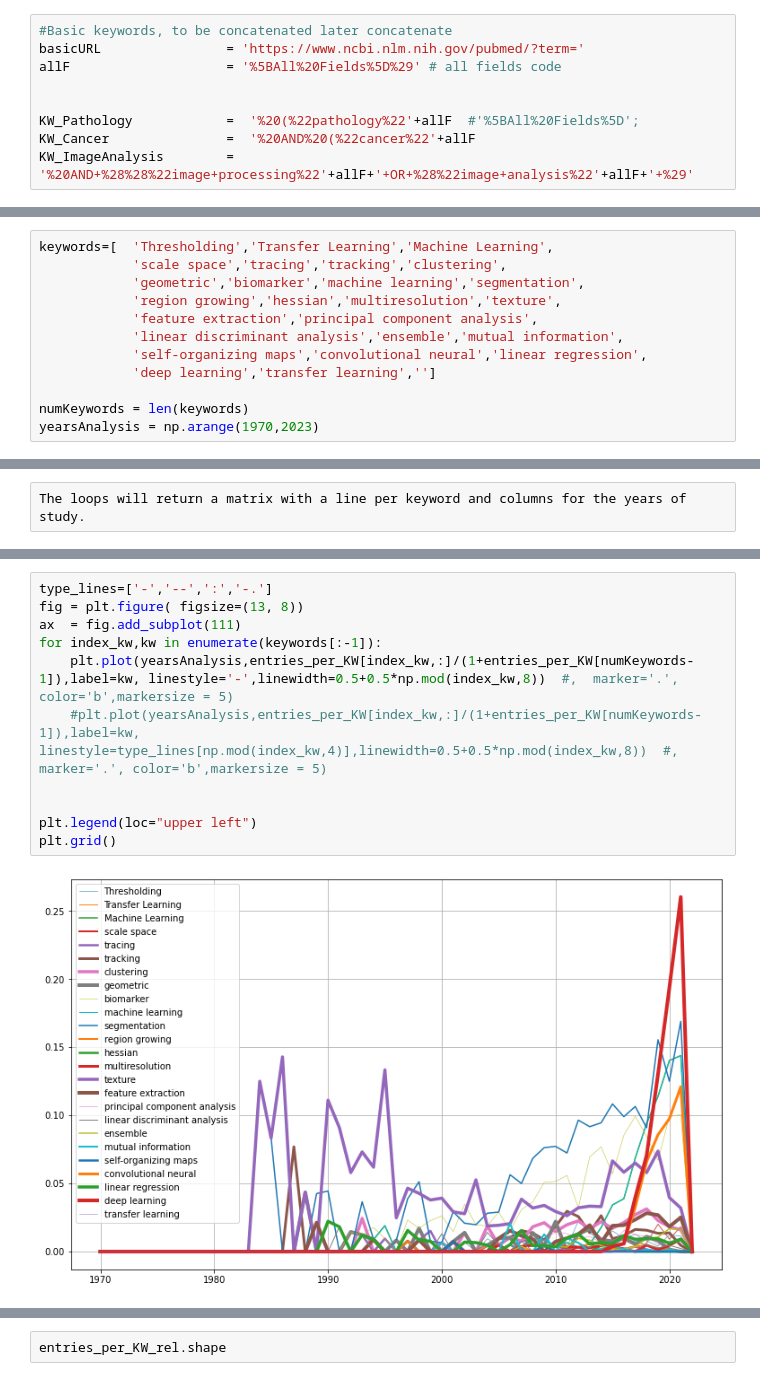
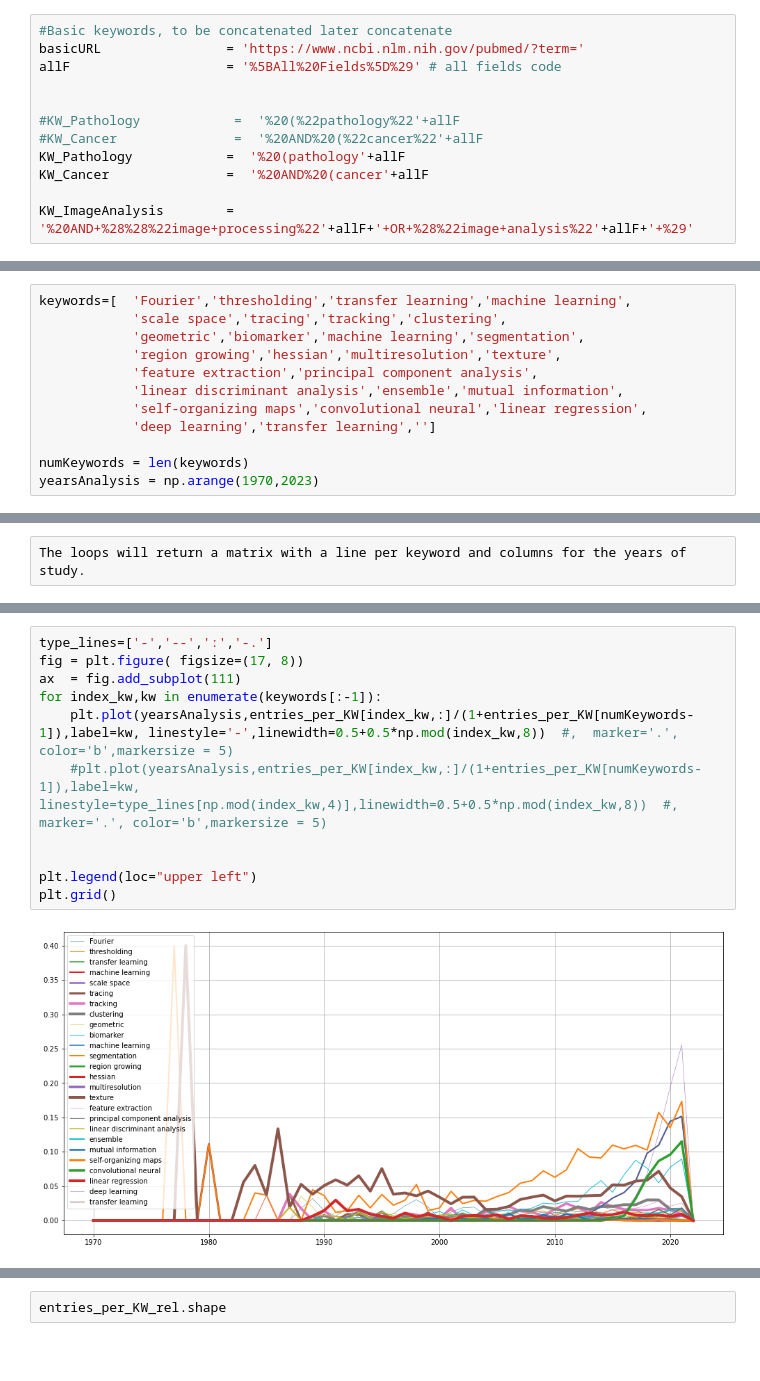
Before and after one commit to reyesaldasoro/PubMed-Data-Mining-And-Visualisation_Jupyter, a Jupyter notebook: PubMed_Fig4_Pathology_Techniques.ipynb, the cells around one changed output, grey strips where cells are left out. Drawn from its saved outputs; the diff is of its cells as text; blank space fills up the shorter version.

```diff
--- a/PubMed_Fig4_Pathology_Techniques.ipynb
+++ b/PubMed_Fig4_Pathology_Techniques.ipynb
@@ -40,13 +40,16 @@ basicURL                = 'https://www.ncbi.nlm.nih.gov/pubmed/?term='
 allF                    = '%5BAll%20Fields%5D%29' # all fields code
 
 
-KW_Pathology            =  '%20(%22pathology%22'+allF  #'%5BAll%20Fields%5D';
-KW_Cancer               =  '%20AND%20(%22cancer%22'+allF
+#KW_Pathology            =  '%20(%22pathology%22'+allF
+#KW_Cancer               =  '%20AND%20(%22cancer%22'+allF
+KW_Pathology            =  '%20(pathology'+allF
+KW_Cancer               =  '%20AND%20(cancer'+allF
+
 KW_ImageAnalysis        =  '%20AND+%28%28%22image+processing%22'+allF+'+OR+%28%22image+analysis%22'+allF+'+%29'
 # %% [markdown]
 Add now the particular keywords that describe the techniques used.
 # %%
-keywords=[  'Thresholding','Transfer Learning','Machine Learning',
+keywords=[  'Fourier','thresholding','transfer learning','machine learning',
             'scale space','tracing','tracking','clustering',
             'geometric','biomarker','machine learning','segmentation',
             'region growing','hessian','multiresolution','texture',
@@ -127,13 +142,13 @@ array([  0.,   0.,   0.,   0.,   0.,   0.,   0.,   1.,   0.,   1.,   1.,
 # %%
 type_lines=['-','--',':','-.']
-fig = plt.figure( figsize=(13, 8))
+fig = plt.figure( figsize=(17, 8))
 ax  = fig.add_subplot(111)
 for index_kw,kw in enumerate(keywords[:-1]):
     plt.plot(yearsAnalysis,entries_per_KW[index_kw,:]/(1+entries_per_KW[numKeywords-1]),label=kw, linestyle='-',linewidth=0.5+0.5*np.mod(index_kw,8))  #,  marker='.', color='b',markersize = 5)
     #plt.plot(yearsAnalysis,entries_per_KW[index_kw,:]/(1+entries_per_KW[numKeywords-1]),label=kw, linestyle=type_lines[np.mod(index_kw,4)],linewidth=0.5+0.5*np.mod(index_kw,8))  #,  marker='.', color='b',markersize = 5)
 
 
 plt.legend(loc="upper left")
 plt.grid()
 # %% [output]
-[figure, old version]
+[figure, new version]
```
Also changed, not shown: parts of 15 cells of this notebook.
